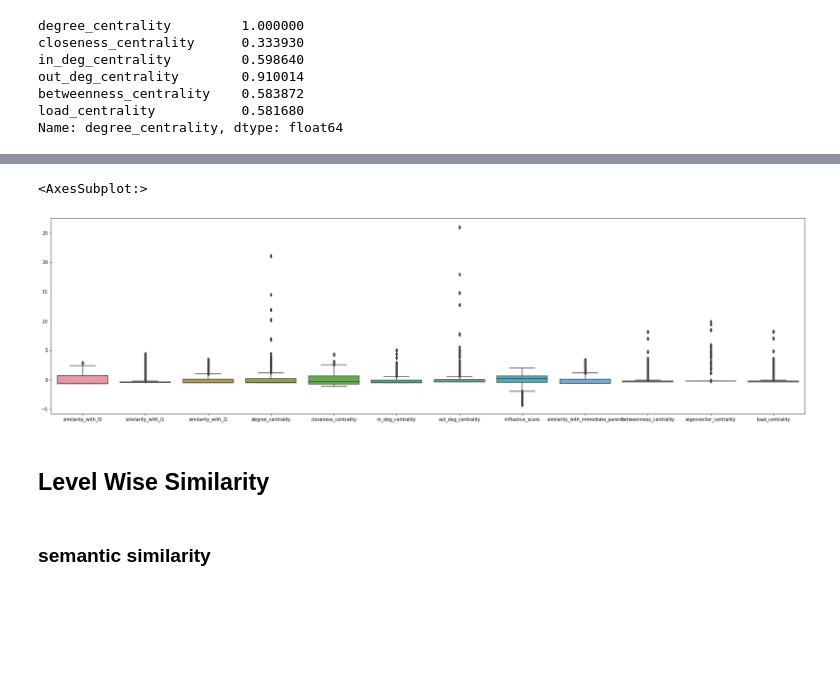
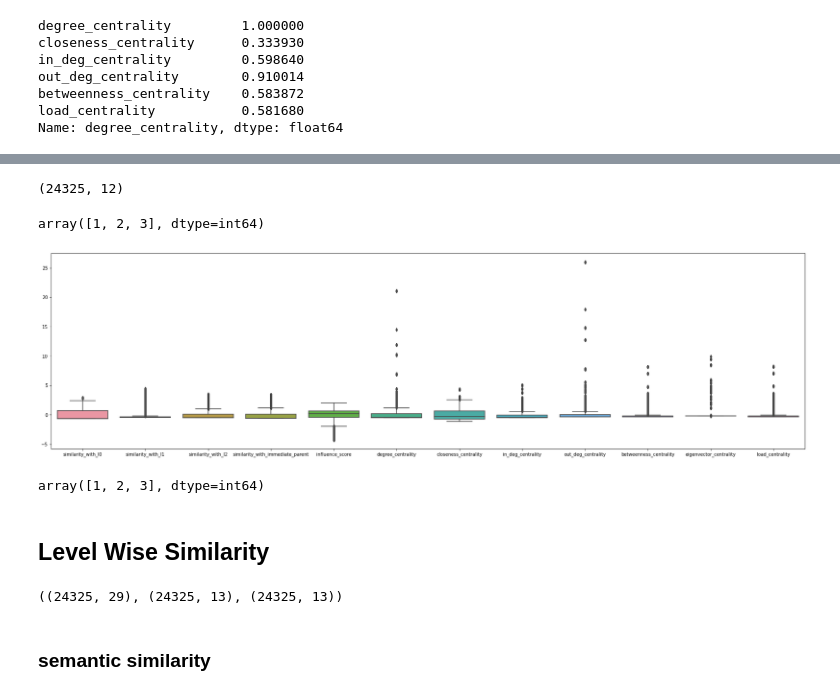
Before and after one commit to dev-SR/thesis-v1, a Jupyter notebook: eda.ipynb, the cells around one changed output, grey strips where cells are left out. Cells and saved outputs as stored; diff of their text form; code cells hidden in the pictures; blank space fills up the shorter version.

```diff
--- a/eda.ipynb
+++ b/eda.ipynb
@@ -11,6 +11,12 @@ import numpy as np
 import seaborn as sns
 import pandas as pd
 import matplotlib.pyplot as plt
+plt.rcParams.update({
+    "figure.facecolor": "white",
+    "axes.facecolor": "white",
+})
+from matplotlib_inline.backend_inline import set_matplotlib_formats
+set_matplotlib_formats('png')
 from IPython.display import display
 from pprint import pprint
 inf = pd.read_csv('data/info/info_full_ss_new_x.csv')
@@ -286,3 +285,9 @@ Index(['reference_count', 'citation_count', 'influential_citation_count',
        'in_deg_centrality', 'out_deg_centrality', 'eigenvector_centrality',
        'load_centrality', 'citation_count_standard_norm', 'age_standard_norm'],
       dtype='object')
+# %%
+all_cols = ['similarity_with_l0', 'similarity_with_l1', 'similarity_with_l2','similarity_with_immediate_parent','influence_score',
+'degree_centrality','closeness_centrality', 'in_deg_centrality', 'out_deg_centrality', 'betweenness_centrality',	'eigenvector_centrality', 'load_centrality']
+# %%
+inf_num['paper_id'] = inf['paper_id'].values
+inf_num['uuid'] = inf['uuid'].values
@@ -343,3 +362,18 @@ out_deg_centrality        0.910014
 betweenness_centrality    0.583872
 load_centrality           0.581680
 Name: degree_centrality, dtype: float64
+# %%
+from sklearn.preprocessing import MinMaxScaler
+norm = MinMaxScaler()
+X_norm = norm.fit_transform(inf_num[all_cols])
+
+X_norm = pd.DataFrame(X_norm, columns=inf_num[all_cols].columns)
+sns.set_palette("winter")
+fig, ax = plt.subplots(figsize=(30, 8))
+# ax.set_ylim(-5,5)
+sns.boxplot(data=X_norm)
+# X_scaled.plot.box(figsize=(20,5), rot=90)
+# plt.savefig("plots/1_boxplot_normalized_all.png",
+#             format='png', transparent=False, dpi=500)
+# plt.savefig("plots/1_boxplot_normalized_all.svg",
+#             format='svg', transparent=False, dpi=500)
@@ -345,0 +383,4 @@ Name: degree_centrality, dtype: float64
+# %%
+X_norm.shape
+# %% [output]
+(24325, 12)
@@ -345,0 +389,4 @@ Name: degree_centrality, dtype: float64
+# %%
+X_norm['level_no'].unique()
+# %% [output]
+array([1, 2, 3], dtype=int64)
@@ -346,15 +398,18 @@ Name: degree_centrality, dtype: float64
 # %%
 from sklearn.preprocessing import StandardScaler
 scale = StandardScaler()
-X_scaled = scale.fit_transform(inf_num[cols])
+X_scaled = scale.fit_transform(inf_num[all_cols])
 
-X_scaled = pd.DataFrame(X_scaled, columns=inf_num[cols].columns)
+X_scaled = pd.DataFrame(X_scaled, columns=inf_num[all_cols].columns)
 sns.set_palette("winter")
 fig,ax = plt.subplots(figsize=(30, 8))
 # ax.set_ylim(-5,5)
 sns.boxplot(data=X_scaled)
 # X_scaled.plot.box(figsize=(20,5), rot=90)
+# plt.savefig("plots/1_boxplot_standardized_all.png",
+#             format='png', transparent=False, dpi=500)
+# plt.savefig("plots/1_boxplot_standardized_all.svg",
+#             format='svg', transparent=False, dpi=500)
 # %% [output]
-<AxesSubplot:>
-[figure, old version]
+[figure, new version]
 # %%
@@ -361,0 +417,4 @@ X_scaled['level_no'] = inf['level_no']
+# %%
+X_scaled['level_no'].unique()
+# %% [output]
+array([1, 2, 3], dtype=int64)
@@ -362,2 +426,9 @@ X_scaled['level_no'] = inf['level_no']
 # %% [markdown]
 ## Level Wise Similarity
+# %%
+X_raw = pd.read_csv("data/info/inf_num_raw.csv")
+X_norm = pd.read_csv("data/info/inf_num_normalized.csv")
+X_scaled = pd.read_csv("data/info/inf_num_standardized.csv")
+X_raw.shape,X_norm.shape, X_scaled.shape
+# %% [output]
+((24325, 29), (24325, 13), (24325, 13))
```
Also changed, not shown: parts of 86 cells of this notebook, 20 other files.
